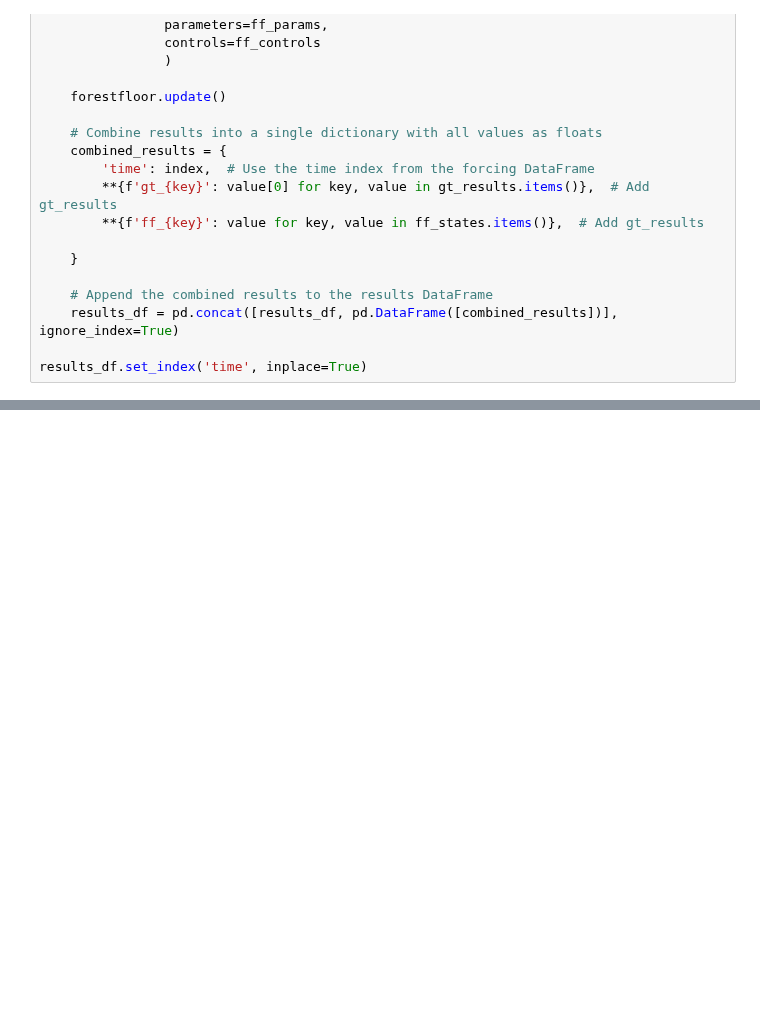
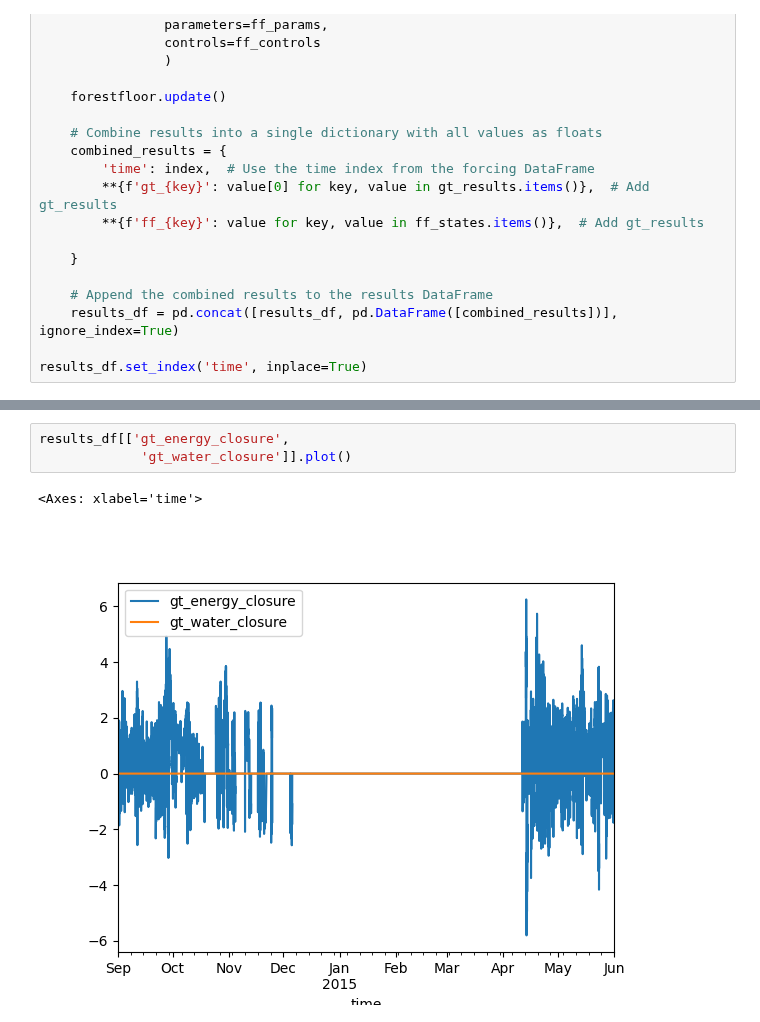
Before and after one commit to LukeEcomod/pyAPES_main, a Jupyter notebook: Examples/Demo_forestfloor.ipynb, the cells around one changed output, grey strips where cells are left out. Saved outputs shown, nothing was run; the diff lists cells and outputs as text; blank space fills up the shorter version.

```diff
--- a/Examples/Demo_forestfloor.ipynb
+++ b/Examples/Demo_forestfloor.ipynb
@@ -99,0 +102,6 @@ results_df[['ff_surface_temperature',
+# %%
+results_df[['gt_energy_closure',
+             'gt_water_closure']].plot()
+# %% [output]
+<Axes: xlabel='time'>
+[figure, added]
```
Also changed, not shown: parts of 3 cells of this notebook, 2 other files.
